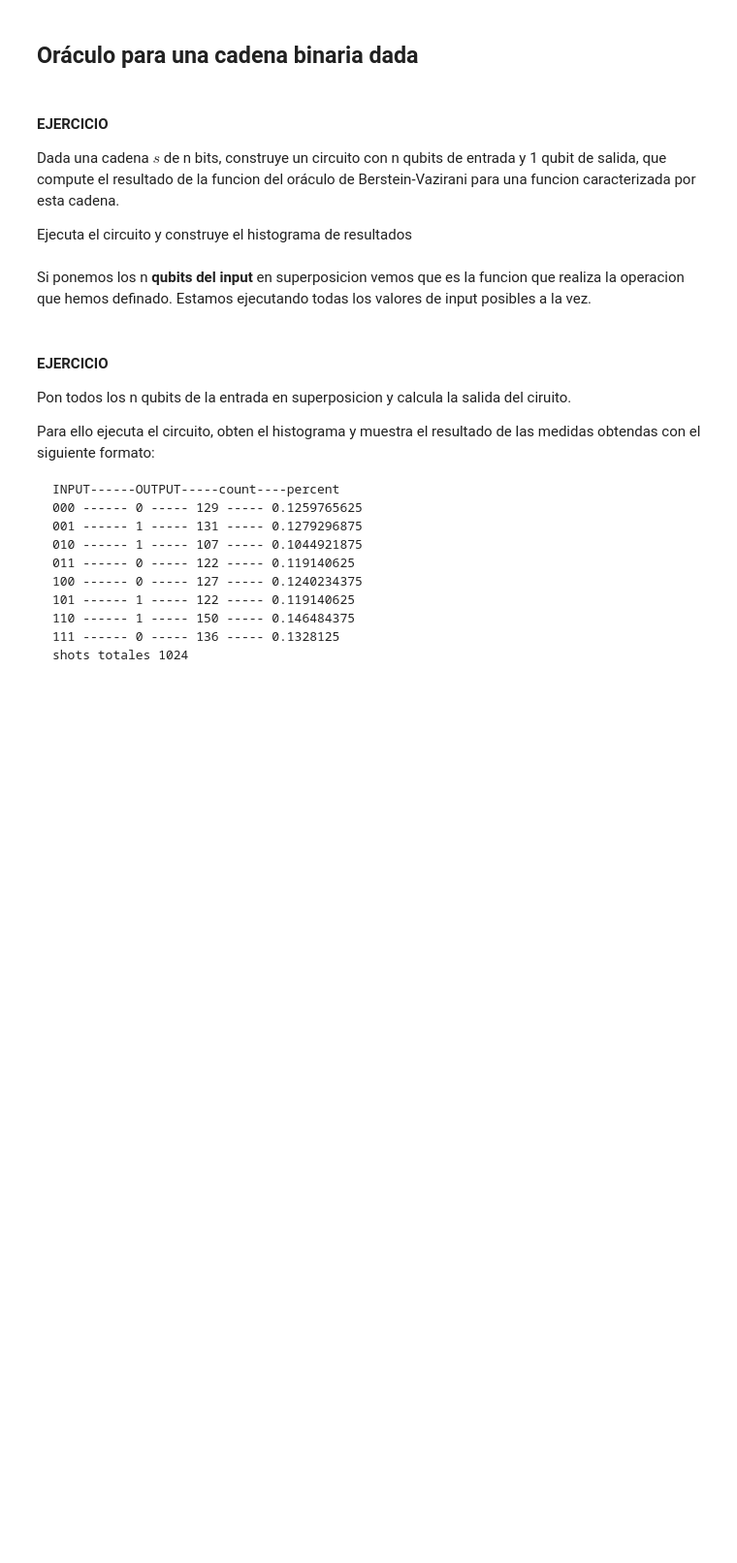
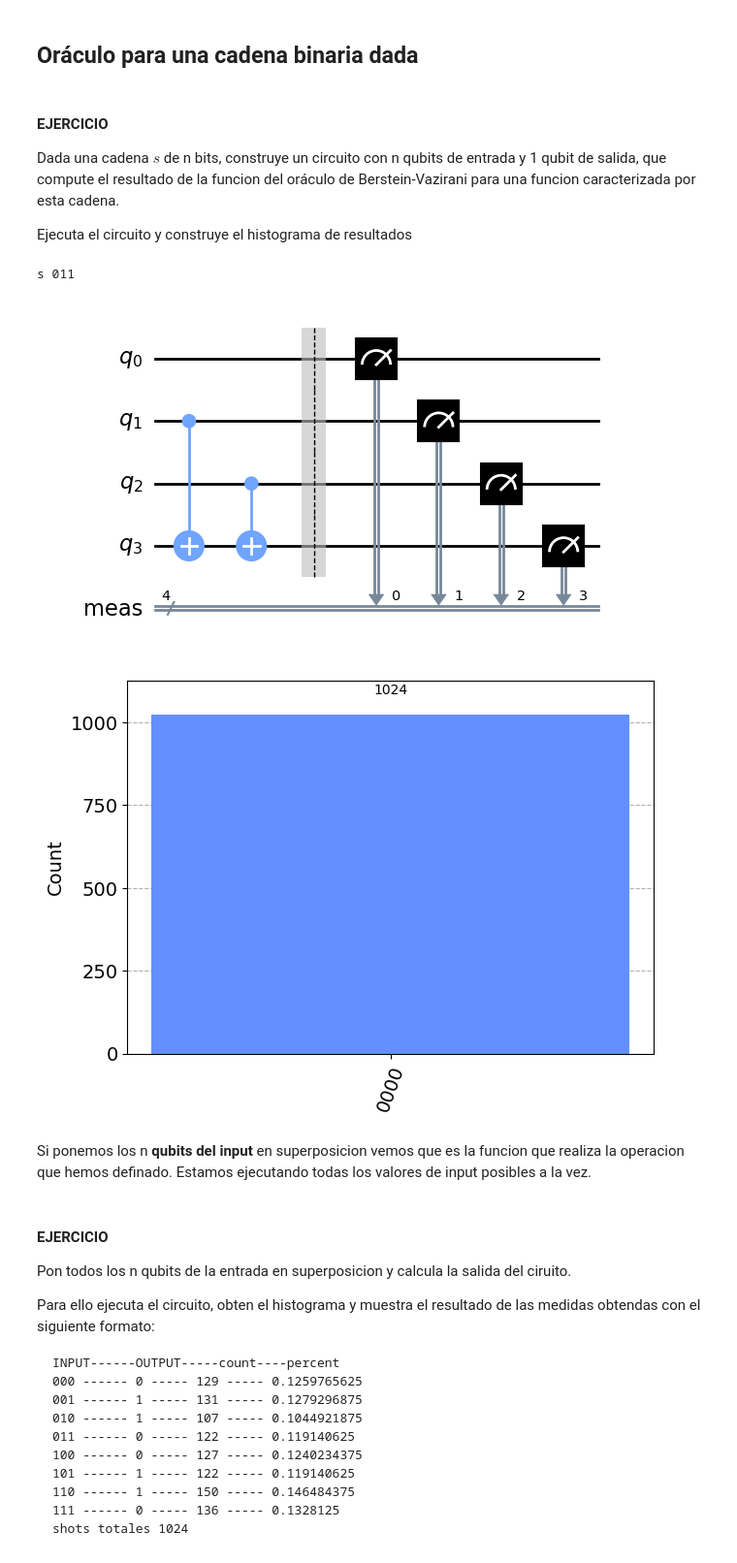
Before and after one commit to jore731/qiskit, a Jupyter notebook: EJERCICIOS/EJERCICIO2_Berstein-Vazirani.ipynb, the cells around one changed output. Shown at 97% size. Drawn from its saved outputs; the diff is of its cells as text; code cells hidden in the pictures; blank space fills up the shorter version.

```diff
--- a/EJERCICIOS/EJERCICIO2_Berstein-Vazirani.ipynb
+++ b/EJERCICIOS/EJERCICIO2_Berstein-Vazirani.ipynb
@@ -70,23 +90,34 @@ Dada una cadena $s$ de n bits, construye un circuito con n qubits de entrada y 1
 
 Ejecuta el circuito y construye el histograma de resultados
 # %%
-n = 3 # number of qubits used to represent s
 s = '011'   # s2s1s0 the hidden binary string
+n = len(s)
 print('s', s)
 
 #creamos el circuito
-oracle_qc =
+oracle_qc = QuantumCircuit(n+1)
 
 # Apply the inner-product oracle
+for index, bit in enumerate(s):
+    bit = int(bit)
+    if bit:
+        oracle_qc.cx(index, n)
 
 
 #ponemos las puertas de medida
-
+oracle_qc.measure_all()
 
 #lo dibujamos
-
+display(oracle_qc.draw('mpl'))
 
 #Medimos que resultados da este circuito funcion
+backend = Aer.get_backend('aer_simulator')
+counts=backend.run(oracle_qc).result().get_counts()
+display(plot_histogram(counts))
+# %% [output]
+s 011
+[figure, added]
+[figure, added]
 # %% [markdown]
 Si ponemos los n __qubits del input__ en superposicion vemos que es la funcion que realiza la operacion que hemos definado. Estamos ejecutando todas los valores de input posibles a la vez.
 # %% [markdown]
```
Also changed, not shown: parts of 13 cells of this notebook, 3 other files.
